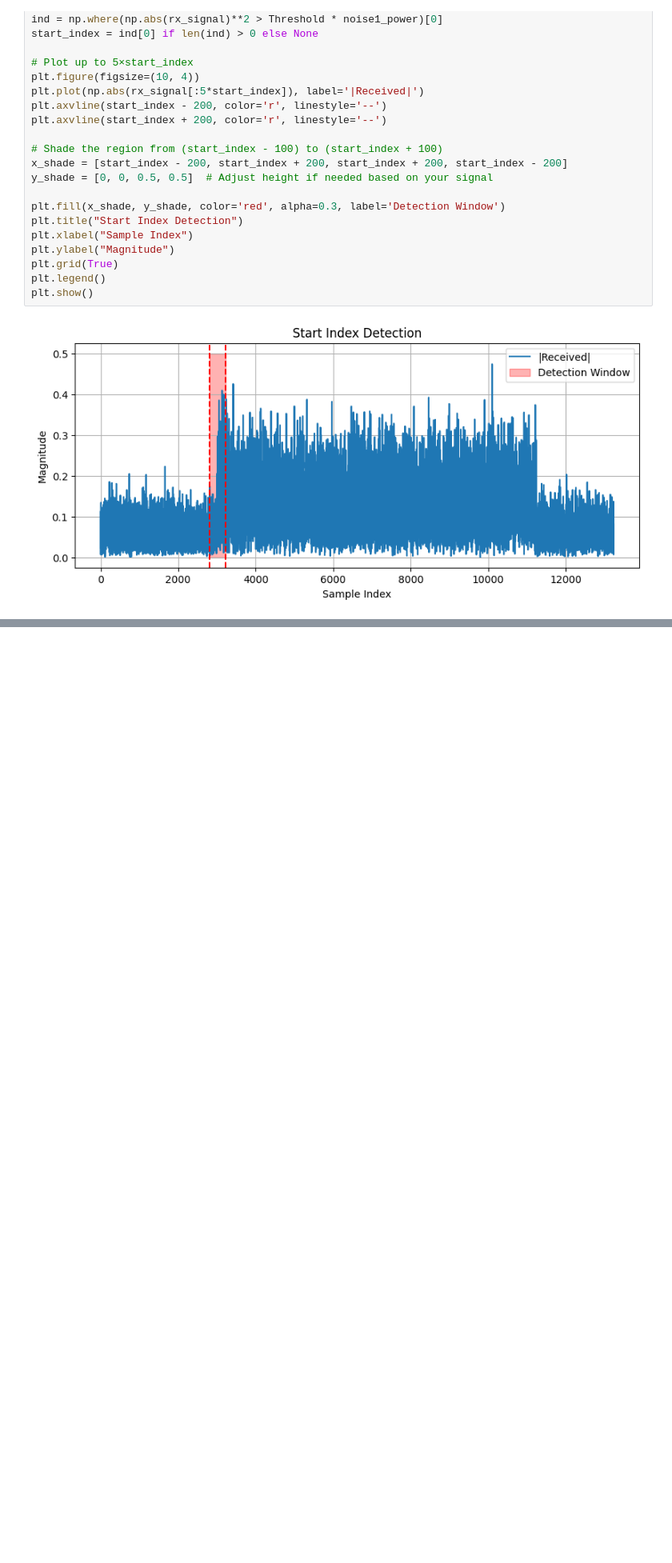
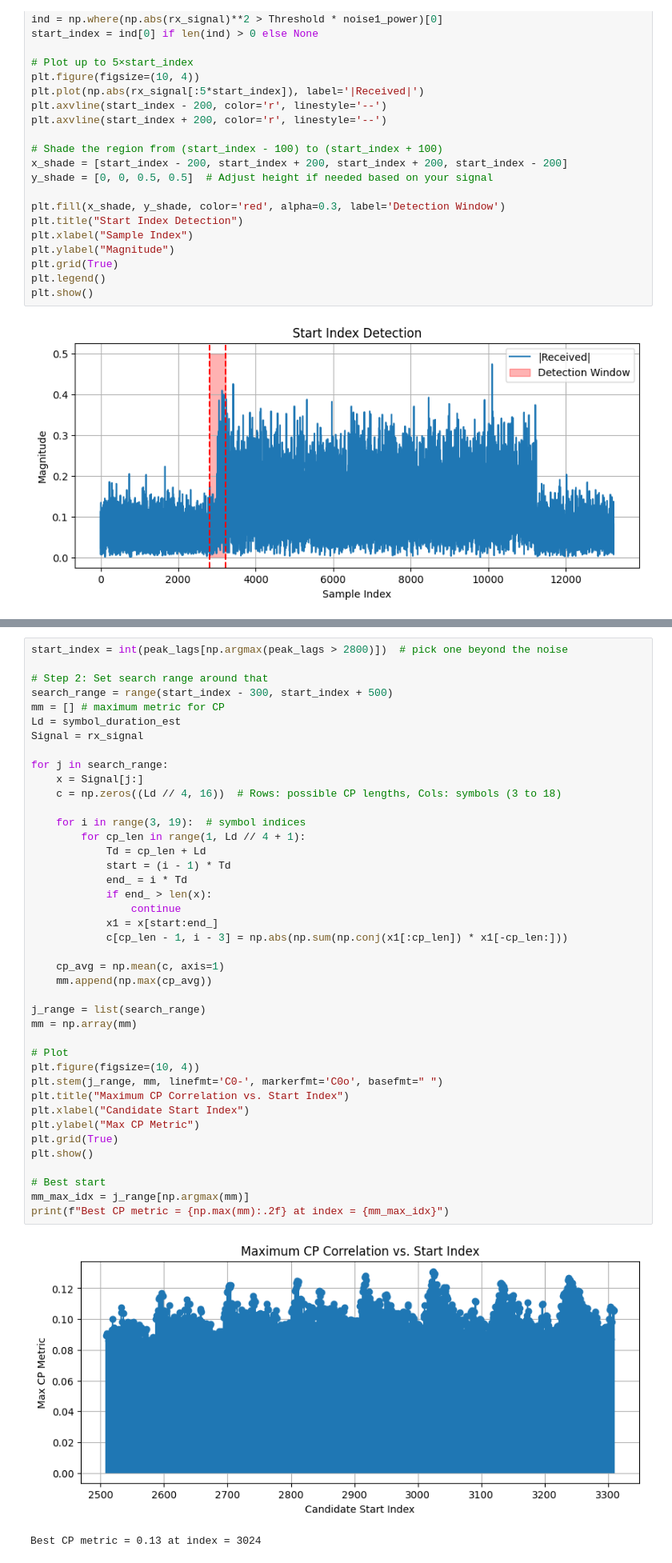
Before and after one commit to hamed-h98/5G_projects, a Jupyter notebook: OFDM/OFDM_Rx.ipynb, the cells around one changed output, grey strips where cells are left out. Shown at 80% size. Saved outputs shown, nothing was run; the diff lists cells and outputs as text; blank space fills up the shorter version.

```diff
--- a/OFDM/OFDM_Rx.ipynb
+++ b/OFDM/OFDM_Rx.ipynb
@@ -245,0 +299,44 @@ plt.show()
+# %%
+start_index = int(peak_lags[np.argmax(peak_lags > 2800)])  # pick one beyond the noise
+
+# Step 2: Set search range around that
+search_range = range(start_index - 300, start_index + 500)
+mm = [] # maximum metric for CP
+Ld = symbol_duration_est
+Signal = rx_signal
+
+for j in search_range:
+    x = Signal[j:]
+    c = np.zeros((Ld // 4, 16))  # Rows: possible CP lengths, Cols: symbols (3 to 18)
+
+    for i in range(3, 19):  # symbol indices
+        for cp_len in range(1, Ld // 4 + 1):
+            Td = cp_len + Ld
+            start = (i - 1) * Td
+            end_ = i * Td
+            if end_ > len(x):
+                continue
+            x1 = x[start:end_]
+            c[cp_len - 1, i - 3] = np.abs(np.sum(np.conj(x1[:cp_len]) * x1[-cp_len:]))
+
+    cp_avg = np.mean(c, axis=1)
+    mm.append(np.max(cp_avg))
+
+j_range = list(search_range)
+mm = np.array(mm)
+
+# Plot
+plt.figure(figsize=(10, 4))
+plt.stem(j_range, mm, linefmt='C0-', markerfmt='C0o', basefmt=" ")
+plt.title("Maximum CP Correlation vs. Start Index")
+plt.xlabel("Candidate Start Index")
+plt.ylabel("Max CP Metric")
+plt.grid(True)
+plt.show()
+
+# Best start
+mm_max_idx = j_range[np.argmax(mm)]
+print(f"Best CP metric = {np.max(mm):.2f} at index = {mm_max_idx}")
+# %% [output]
+[figure, added]
+Best CP metric = 0.13 at index = 3024
```
Also changed, not shown: parts of 7 cells of this notebook.
